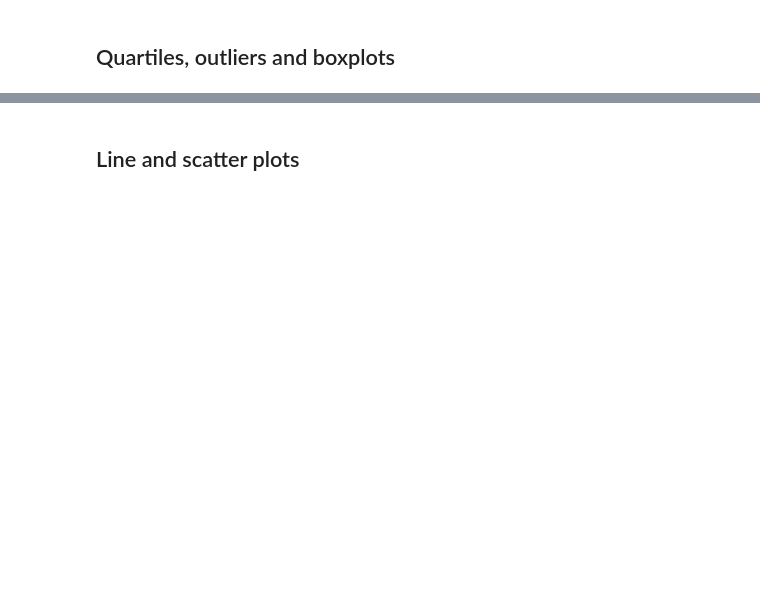
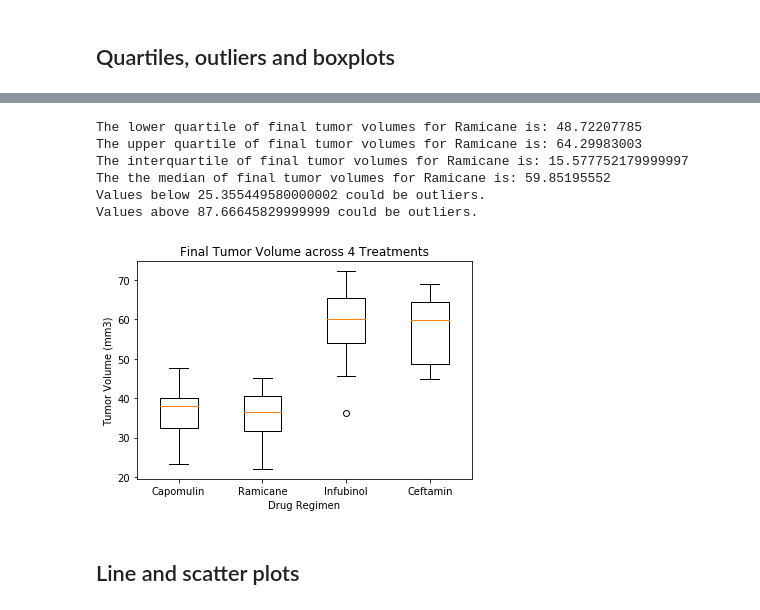
Before and after one commit to bford05/Pymaceuticals, a Jupyter notebook: Pymaceuticals.ipynb, the cells around one changed output, grey strips where cells are left out. Saved outputs shown, nothing was run; the diff lists cells and outputs as text; code cells hidden in the pictures; blank space fills up the shorter version.

```diff
--- a/Pymaceuticals.ipynb
+++ b/Pymaceuticals.ipynb
@@ -105,0 +156,5 @@ final_tum_vol_mid_df
+# %%
+#Calculate final tumor volume for Capomulin
+promising_treatment_cap_df = combined_data_df.loc[combined_data_df["Drug Regimen"].isin(["Capomulin"])]
+tum_vol_promising_treatment_cap = promising_treatment_cap_df.groupby(["Mouse ID","Drug Regimen"])["Tumor Volume (mm3)"].last()
+tum_vol_promising_treatment_cap
@@ -105,0 +179,5 @@ final_tum_vol_mid_df
+# %%
+#Calculate final tumor volume for Ramicane
+promising_treatment_ram_df = combined_data_df.loc[combined_data_df["Drug Regimen"].isin(["Ramicane"])]
+tum_vol_promising_treatment_ram = promising_treatment_ram_df.groupby(["Mouse ID","Drug Regimen"])["Tumor Volume (mm3)"].last()
+tum_vol_promising_treatment_ram
@@ -105,0 +202,5 @@ final_tum_vol_mid_df
+# %%
+#Calculate final tumor volume for Infubinol
+promising_treatment_inf_df = combined_data_df.loc[combined_data_df["Drug Regimen"].isin(["Infubinol"])]
+tum_vol_promising_treatment_inf = promising_treatment_inf_df.groupby(["Mouse ID","Drug Regimen"])["Tumor Volume (mm3)"].last()
+tum_vol_promising_treatment_inf
@@ -105,0 +225,5 @@ final_tum_vol_mid_df
+# %%
+#Calculate final tumor volume for Ceftamin
+promising_treatment_cef_df = combined_data_df.loc[combined_data_df["Drug Regimen"].isin(["Ceftamin"])]
+tum_vol_promising_treatment_cef = promising_treatment_cef_df.groupby(["Mouse ID","Drug Regimen"])["Tumor Volume (mm3)"].last()
+tum_vol_promising_treatment_cef
@@ -126,10 +330,43 @@ print(f"Values above {upper_bound} would be outliers.")
+# %%
+#Calculate the IQR and quantitatively determine if there are any potential outliers.
+
+#Calculate IQR for Ceftamen
+quartiles = tum_vol_promising_treatment_cef.quantile([.25,.5,.75])
+lowerq = quartiles[0.25]
+upperq = quartiles[0.75]
+iqr = upperq-lowerq
+
+print(f"The lower quartile of final tumor volumes for Ramicane is: {lowerq}")
+print(f"The upper quartile of final tumor volumes for Ramicane is: {upperq}")
+print(f"The interquartile of final tumor volumes for Ramicane is: {iqr}")
+print(f"The the median of final tumor volumes for Ramicane is: {quartiles[0.5]} ")
+
+lower_bound = lowerq - (1.5*iqr)
+upper_bound = upperq + (1.5*iqr)
+print(f"Values below {lower_bound} could be outliers.")
+print(f"Values above {upper_bound} could be outliers.")
+
+#No outliers identified
+# %% [output]
+The lower quartile of final tumor volumes for Ramicane is: 48.72207785
+The upper quartile of final tumor volumes for Ramicane is: 64.29983003
+The interquartile of final tumor volumes for Ramicane is: 15.577752179999997
+The the median of final tumor volumes for Ramicane is: 59.85195552
+Values below 25.355449580000002 could be outliers.
+Values above 87.66645829999999 could be outliers.
 # %%
 # Generate a box plot of the final tumor volume of each mouse across four regimens of interest
+
+#Create boxplots for Capomulin, Ramicane, Infubinol, and Ceftamin
 fig1, ax1 = plt.subplots()
 ax1.set_title("Final Tumor Volume across 4 Treatments")
+ax1.set_xlabel("Drug Regimen")
+ax1.set_xticklabels(["Capomulin", "Ramicane", "Infubinol", "Ceftamin"])
 ax1.set_ylabel("Tumor Volume (mm3)")
-ax1.boxplot(final_tumor_volume)
+ax1.boxplot([tum_vol_promising_treatment_cap, tum_vol_promising_treatment_ram, tum_vol_promising_treatment_inf, tum_vol_promising_treatment_cef])
 plt.show()
+# %% [output]
+[figure, added]
 # %% [markdown]
 ## Line and scatter plots
 # %%
```
Also changed, not shown: parts of 18 cells of this notebook.
